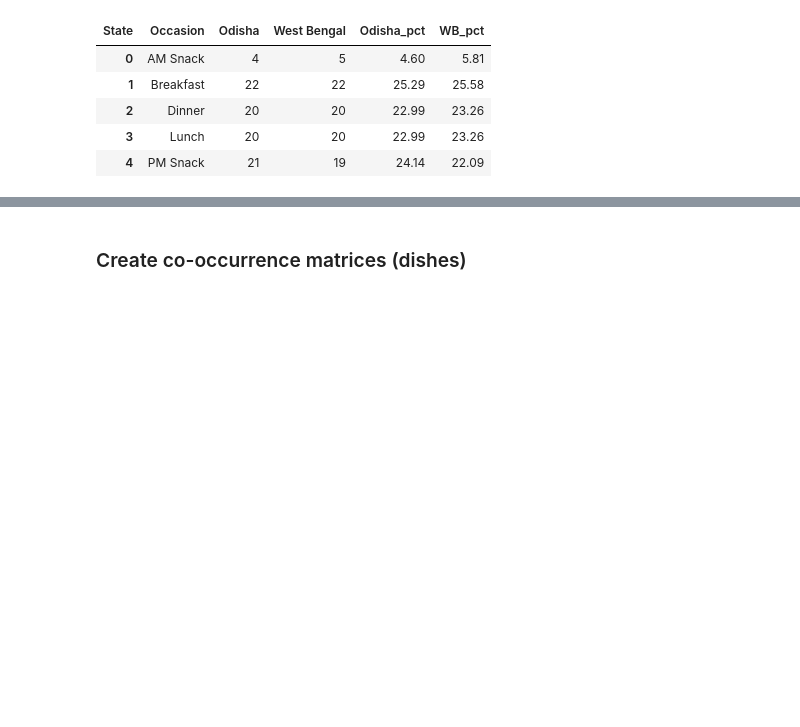
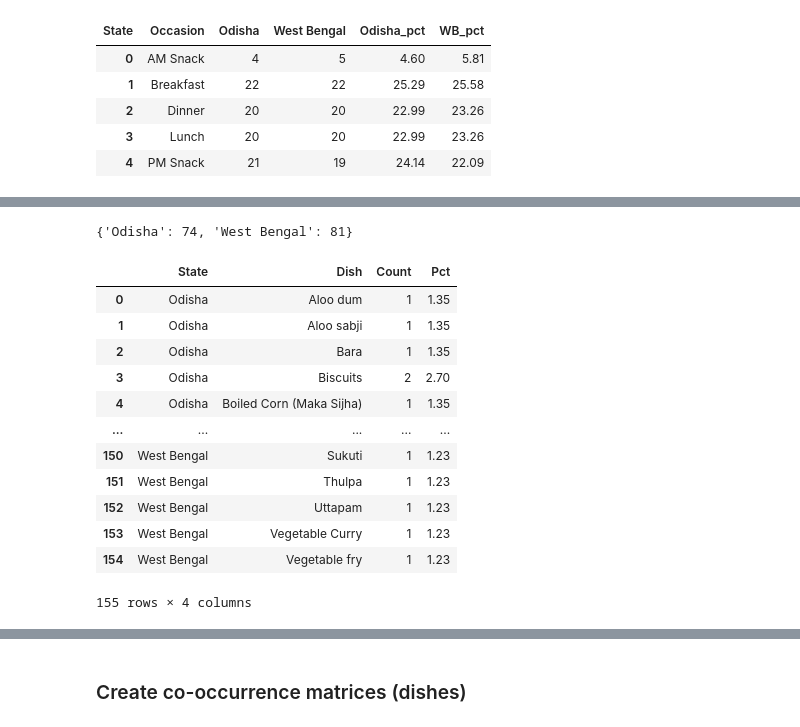
Before and after one commit to rochiecuevas/FoodChoice, a Jupyter notebook: Expert_Elicitation.ipynb, the cells around one changed output, grey strips where cells are left out. Cells and saved outputs as stored; diff of their text form; code cells hidden in the pictures; blank space fills up the shorter version.

```diff
--- a/Expert_Elicitation.ipynb
+++ b/Expert_Elicitation.ipynb
@@ -239,5 +256,40 @@ plt.show()
+# %%
+# Create a list of total unique dish counts per state
+tot_dishes = [len(df_state2[x].Dish.unique()) for x in range(0, len(states))]
+tot_dishes
+
+# Create a dictionary where the state is the key and the total number of dishes is the value
+tot_dishes_dict = dict(zip(states, tot_dishes))
+tot_dishes_dict
+# %% [output]
+{'Odisha': 74, 'West Bengal': 81}
 # %%
-# Count how many times a dish is mentioned per state
-dish_grouped = df.groupby(["State", "Dish"])["Dish"].count().to_frame("Count")\
+# Count how many times a dish is mentioned per state (excluding special occasions)
+dish_grouped = df2.groupby(["State", "Dish"])["Dish"].count().to_frame("Count")\
                .reset_index()
-dish_grouped.sort_values(["State","Count"], ascending = False).head()
+
+# Calculate percent occurrence of each unique dish
+z = []
+for y in range(0, len(dish_grouped)):
+    for x in tot_dishes_dict:
+        if dish_grouped["State"][y] == x:
+            z.append(round((dish_grouped["Count"][y] / tot_dishes_dict[x]) * 100, 2))
+        else:
+            next
+
+dish_grouped["Pct"] = z
+dish_grouped
+# %% [output]
+|  | State | Dish | Count | Pct |
+| 0 | Odisha | Aloo dum | 1 | 1.35 |
+| 1 | Odisha | Aloo sabji | 1 | 1.35 |
+| 2 | Odisha | Bara | 1 | 1.35 |
+| 3 | Odisha | Biscuits | 2 | 2.70 |
+| 4 | Odisha | Boiled Corn (Maka Sijha) | 1 | 1.35 |
+| ... | ... | ... | ... | ... |
+| 150 | West Bengal | Sukuti | 1 | 1.23 |
+| 151 | West Bengal | Thulpa | 1 | 1.23 |
+| 152 | West Bengal | Uttapam | 1 | 1.23 |
+| 153 | West Bengal | Vegetable Curry | 1 | 1.23 |
+| 154 | West Bengal | Vegetable fry | 1 | 1.23 |
+155 rows × 4 columns
```
Also changed, not shown: parts of 8 cells of this notebook.
